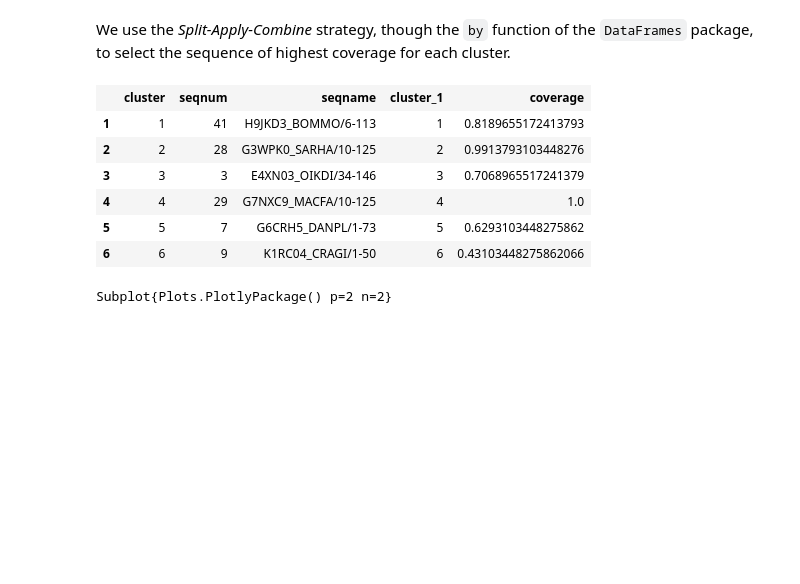
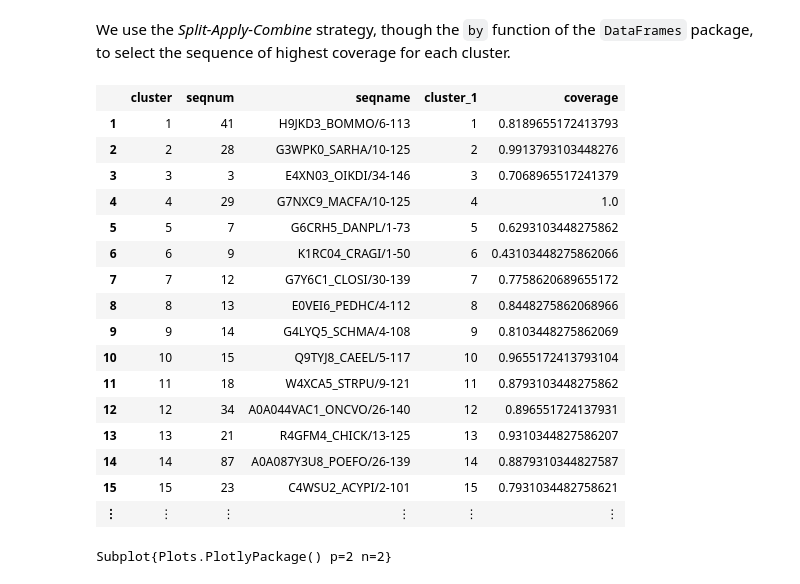
Before and after one commit to diegozea/MIToS.jl, a Jupyter notebook: docs/MSA.ipynb, the cells around one changed output. Drawn from its saved outputs; the diff is of its cells as text; code cells hidden in the pictures; blank space fills up the shorter version.

```diff
--- a/docs/MSA.ipynb
+++ b/docs/MSA.ipynb
@@ -798,15 +792,24 @@ Subplot{Plots.PlotlyPackage() p=2 n=2}
 We use the *Split-Apply-Combine* strategy, though the `by` function of the `DataFrames` package, to select the sequence of highest coverage for each cluster.
 # %%
 maxcoverage = by(df, :cluster, cl -> cl[ findmax(cl[:coverage])[2] ,:])
-head(maxcoverage)
 # %% [output]
 |  | cluster | seqnum | seqname | cluster_1 | coverage |
 | 1 | 1 | 41 | H9JKD3_BOMMO/6-113 | 1 | 0.8189655172413793 |
 | 2 | 2 | 28 | G3WPK0_SARHA/10-125 | 2 | 0.9913793103448276 |
 | 3 | 3 | 3 | E4XN03_OIKDI/34-146 | 3 | 0.7068965517241379 |
 | 4 | 4 | 29 | G7NXC9_MACFA/10-125 | 4 | 1.0 |
 | 5 | 5 | 7 | G6CRH5_DANPL/1-73 | 5 | 0.6293103448275862 |
 | 6 | 6 | 9 | K1RC04_CRAGI/1-50 | 6 | 0.43103448275862066 |
+| 7 | 7 | 12 | G7Y6C1_CLOSI/30-139 | 7 | 0.7758620689655172 |
+| 8 | 8 | 13 | E0VEI6_PEDHC/4-112 | 8 | 0.8448275862068966 |
+| 9 | 9 | 14 | G4LYQ5_SCHMA/4-108 | 9 | 0.8103448275862069 |
+| 10 | 10 | 15 | Q9TYJ8_CAEEL/5-117 | 10 | 0.9655172413793104 |
+| 11 | 11 | 18 | W4XCA5_STRPU/9-121 | 11 | 0.8793103448275862 |
+| 12 | 12 | 34 | A0A044VAC1_ONCVO/26-140 | 12 | 0.896551724137931 |
+| 13 | 13 | 21 | R4GFM4_CHICK/13-125 | 13 | 0.9310344827586207 |
+| 14 | 14 | 87 | A0A087Y3U8_POEFO/26-139 | 14 | 0.8879310344827587 |
+| 15 | 15 | 23 | C4WSU2_ACYPI/2-101 | 15 | 0.7931034482758621 |
+| ⋮ | ⋮ | ⋮ | ⋮ | ⋮ | ⋮ |
 # %%
 h = Plots.histogram(df, :cluster, ylabel="nseq")
 p = Plots.plot(df, x = :cluster, y = :coverage, linetype=:scatter)
```
Also changed, not shown: parts of 32 cells of this notebook, 3 other files.
